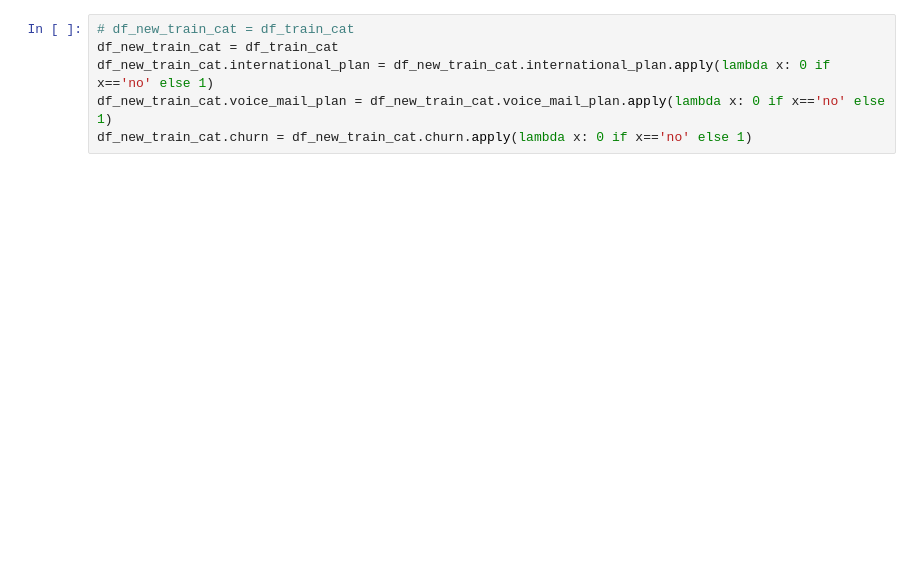
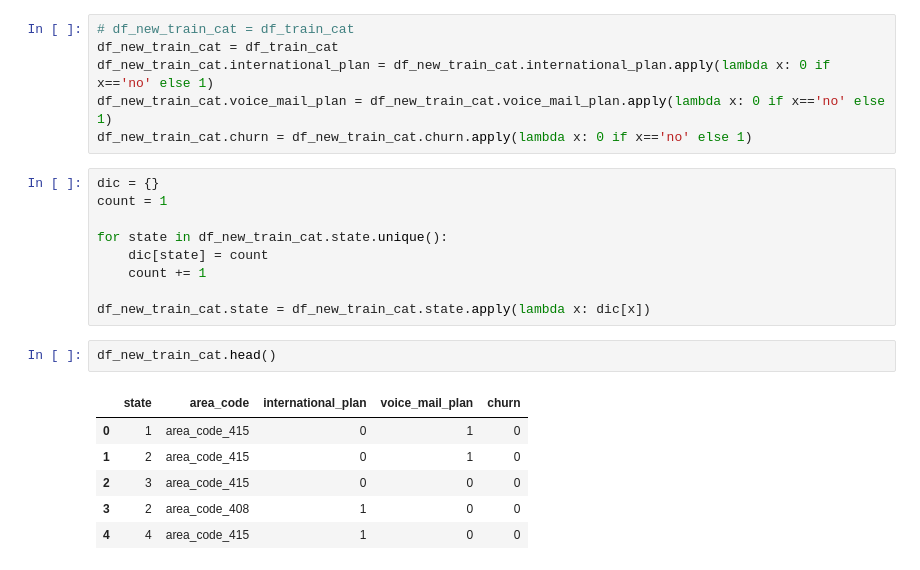
Before and after one commit to naiaraap/Predicting_Customer_Churn_in_Telecommunication_Operators, a Jupyter notebook: Predicting_Customer_Churn_in_Telecom_Operators.ipynb, the cells around one changed output. Cells and saved outputs as stored; diff of their text form; blank space fills up the shorter version.

```diff
--- a/Predicting_Customer_Churn_in_Telecom_Operators.ipynb
+++ b/Predicting_Customer_Churn_in_Telecom_Operators.ipynb
@@ -521,3 +530,21 @@ df_new_train_cat = df_train_cat
 df_new_train_cat.international_plan = df_new_train_cat.international_plan.apply(lambda x: 0 if x=='no' else 1)
 df_new_train_cat.voice_mail_plan = df_new_train_cat.voice_mail_plan.apply(lambda x: 0 if x=='no' else 1)
 df_new_train_cat.churn = df_new_train_cat.churn.apply(lambda x: 0 if x=='no' else 1)
+# %%
+dic = {}
+count = 1
+
+for state in df_new_train_cat.state.unique():
+    dic[state] = count
+    count += 1
+
+df_new_train_cat.state = df_new_train_cat.state.apply(lambda x: dic[x])
+# %%
+df_new_train_cat.head()
+# %% [output]
+|  | state | area_code | international_plan | voice_mail_plan | churn |
+| 0 | 1 | area_code_415 | 0 | 1 | 0 |
+| 1 | 2 | area_code_415 | 0 | 1 | 0 |
+| 2 | 3 | area_code_415 | 0 | 0 | 0 |
+| 3 | 2 | area_code_408 | 1 | 0 | 0 |
+| 4 | 4 | area_code_415 | 1 | 0 | 0 |
```
Also changed, not shown: parts of 1 cell of this notebook.
